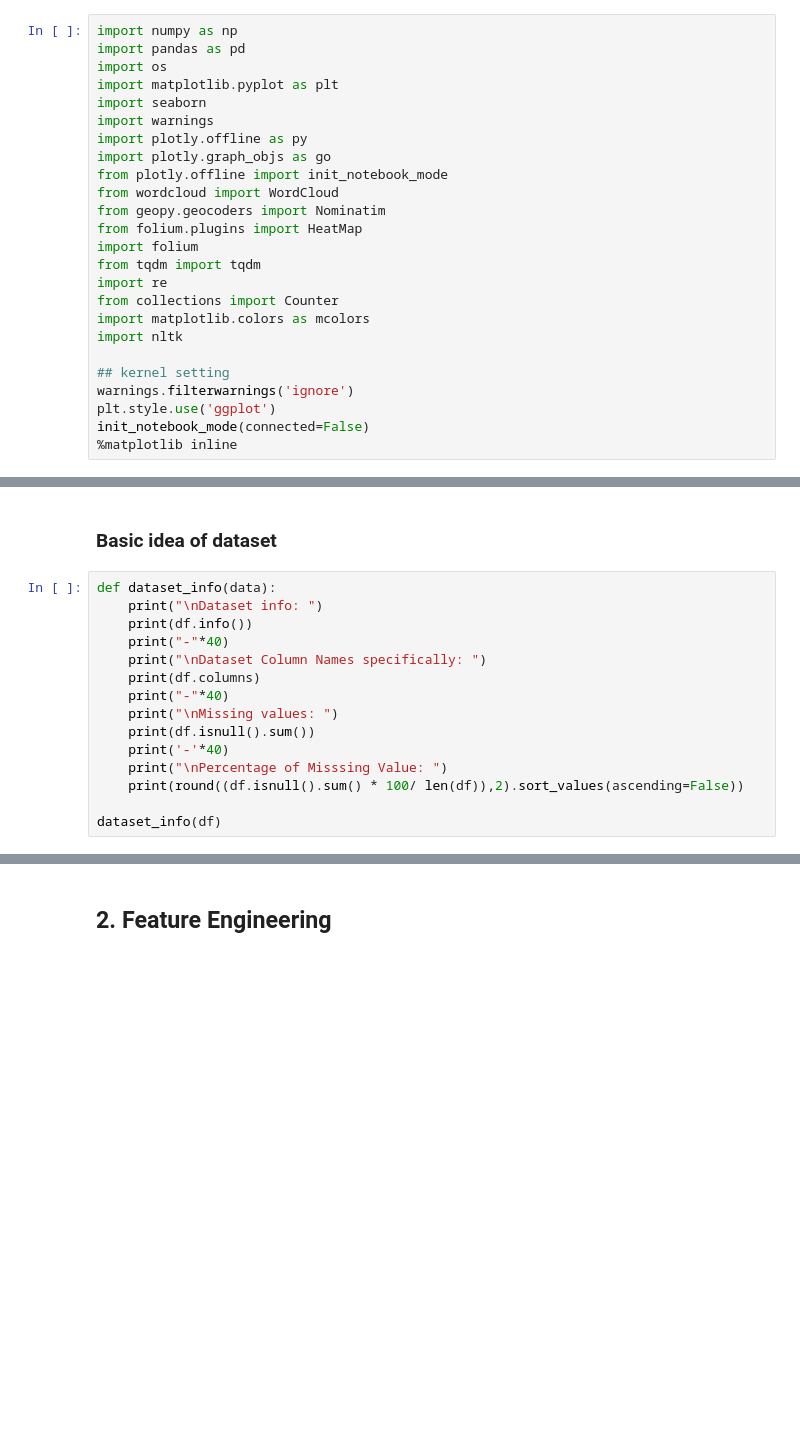
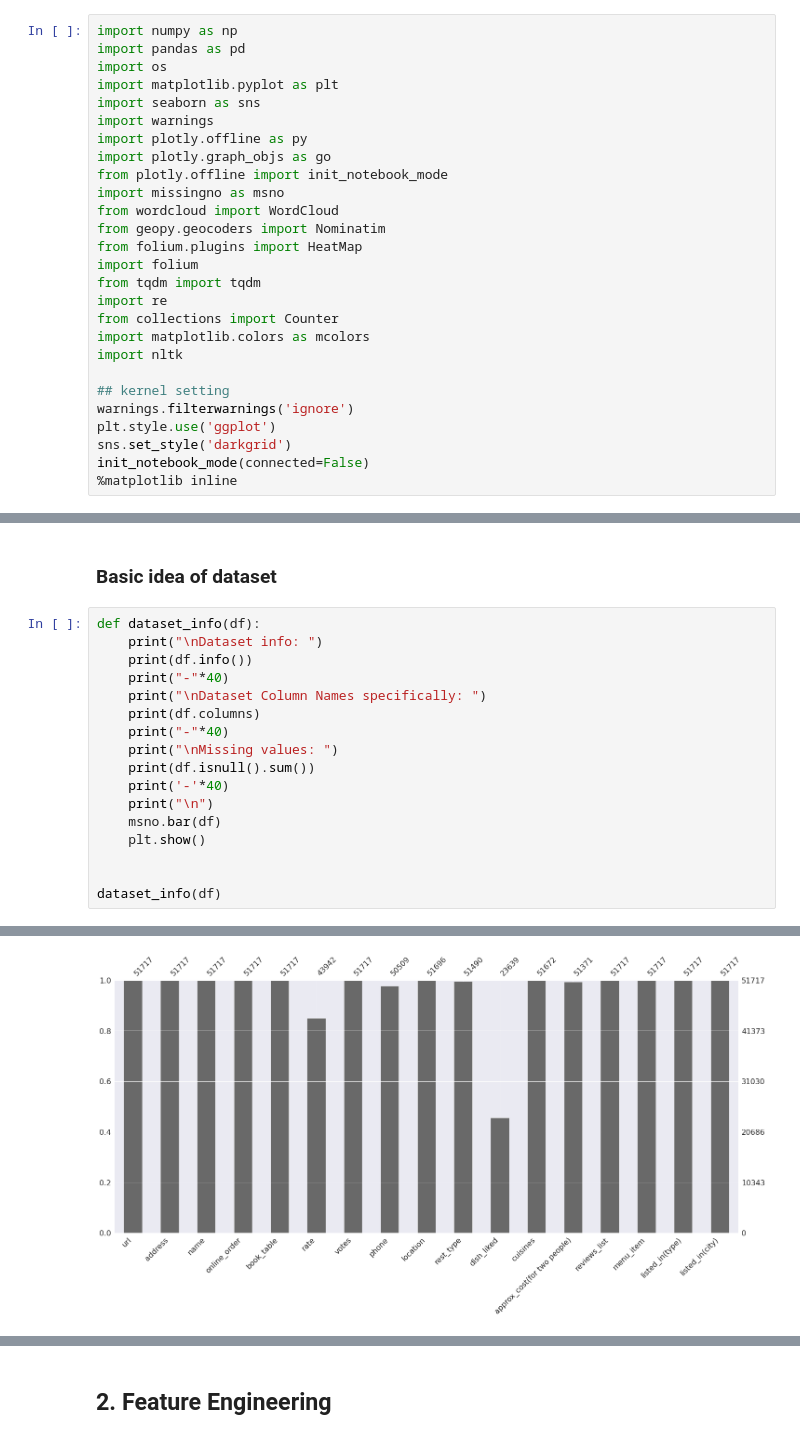
Before and after one commit to karan842/zomato-restaurants-analysis, a Jupyter notebook: zomato-restaurant-analysis.ipynb, the cells around one changed output, grey strips where cells are left out. Drawn from its saved outputs; the diff is of its cells as text; blank space fills up the shorter version.

```diff
--- a/zomato-restaurant-analysis.ipynb
+++ b/zomato-restaurant-analysis.ipynb
@@ -7,11 +7,12 @@ import numpy as np
 import pandas as pd
 import os
 import matplotlib.pyplot as plt
-import seaborn
+import seaborn as sns
 import warnings
 import plotly.offline as py
 import plotly.graph_objs as go
 from plotly.offline import init_notebook_mode
+import missingno as msno
 from wordcloud import WordCloud
 from geopy.geocoders import Nominatim
 from folium.plugins import HeatMap
@@ -25,6 +26,7 @@ import nltk
 ## kernel setting
 warnings.filterwarnings('ignore')
 plt.style.use('ggplot')
+sns.set_style('darkgrid')
 init_notebook_mode(connected=False)
 %matplotlib inline
 # %% [output]
@@ -47,7 +49,7 @@ Loading the dataset.
 # %% [markdown]
 ### Basic idea of dataset
 # %%
-def dataset_info(data):
+def dataset_info(df):
     print("\nDataset info: ")
     print(df.info())
     print("-"*40)
@@ -57,8 +59,10 @@ def dataset_info(data):
     print("\nMissing values: ")
     print(df.isnull().sum())
     print('-'*40)
-    print("\nPercentage of Misssing Value: ")
-    print(round((df.isnull().sum() * 100/ len(df)),2).sort_values(ascending=False))
+    print("\n")
+    msno.bar(df)
+    plt.show()
+
 
 dataset_info(df)
 # %% [output]
@@ -81,0 +86 @@ dtype: float64
+[figure, added]
```
Also changed, not shown: parts of 17 cells of this notebook.
